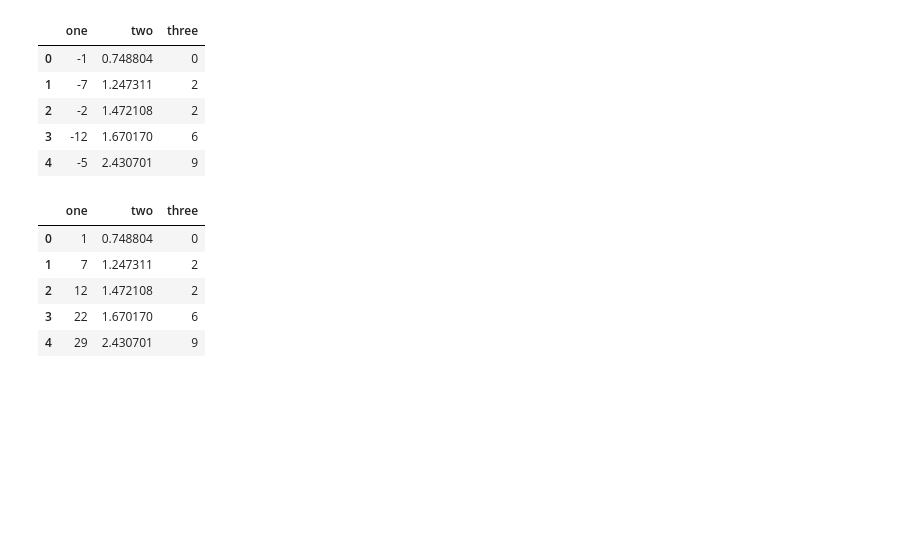
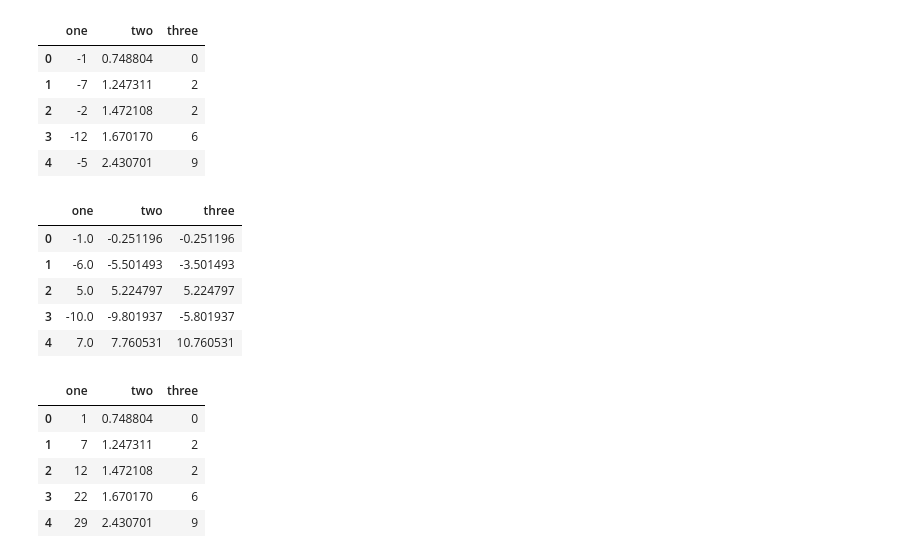
Before and after one commit to wisaaco/TxADM, a Jupyter notebook: notebooks/Part2/00_Pandas/01_Introduccion.ipynb, the cells around one changed output. Drawn from its saved outputs; the diff is of its cells as text; code cells hidden in the pictures; blank space fills up the shorter version.

```diff
--- a/notebooks/Part2/00_Pandas/01_Introduccion.ipynb
+++ b/notebooks/Part2/00_Pandas/01_Introduccion.ipynb
@@ -905,4 +925,13 @@ df.cumsum()
 | 2 | -2 | 1.472108 | 2 |
 | 3 | -12 | 1.670170 | 6 |
 | 4 | -5 | 2.430701 | 9 |
+# %%
+df.cumsum(axis=1)
+# %% [output]
+|  | one | two | three |
+| 0 | -1.0 | -0.251196 | -0.251196 |
+| 1 | -6.0 | -5.501493 | -3.501493 |
+| 2 | 5.0 | 5.224797 | 5.224797 |
+| 3 | -10.0 | -9.801937 | -5.801937 |
+| 4 | 7.0 | 7.760531 | 10.760531 |
 # %%
```
Also changed, not shown: parts of 30 cells of this notebook.
